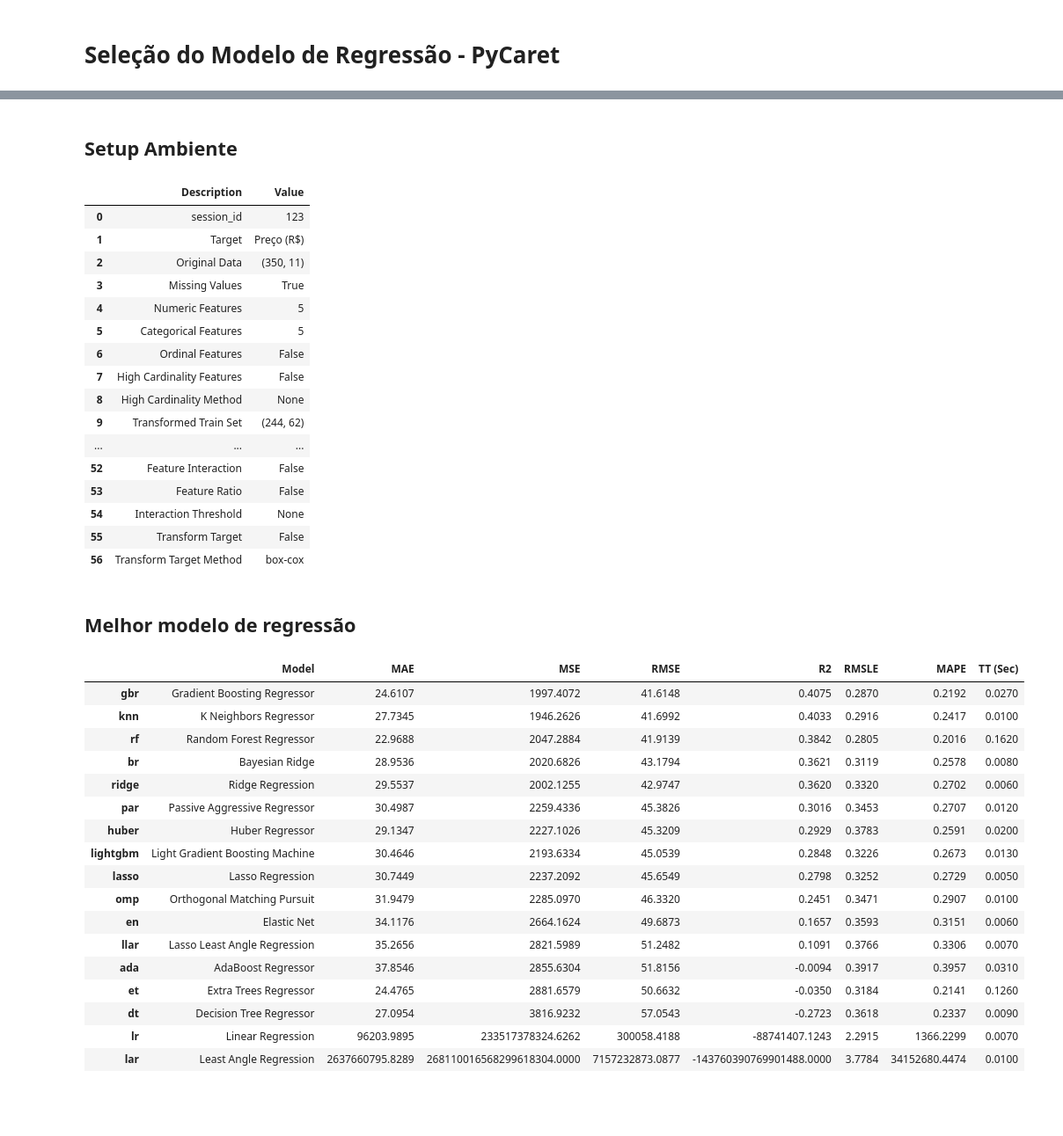
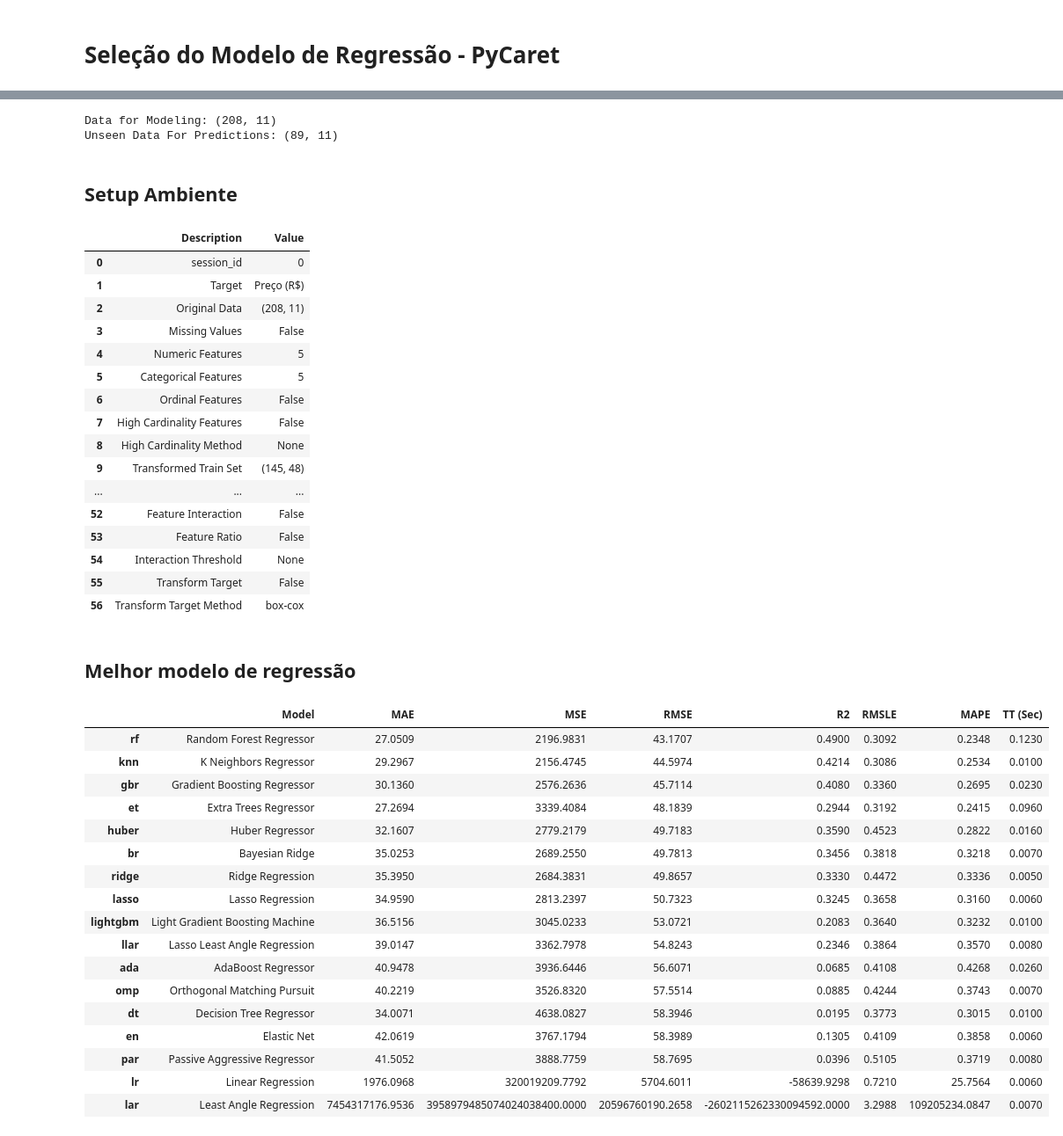
Before and after one commit to Lahiry/Webnb, a Jupyter notebook: Webnb_pycaret.ipynb, the cells around one changed output, grey strips where cells are left out. Shown at 88% size. Drawn from its saved outputs; the diff is of its cells as text; code cells hidden in the pictures; blank space fills up the shorter version.

```diff
--- a/Webnb_pycaret.ipynb
+++ b/Webnb_pycaret.ipynb
@@ -19,23 +19,35 @@ dados.head()
+# %%
+data = dataset.sample(frac=0.7, random_state=786)
+data_unseen = dataset.drop(data.index)
+
+data.reset_index(drop=True, inplace=True)
+data_unseen.reset_index(drop=True, inplace=True)
+
+print('Data for Modeling: ' + str(data.shape))
+print('Unseen Data For Predictions: ' + str(data_unseen.shape))
+# %% [output]
+Data for Modeling: (208, 11)
+Unseen Data For Predictions: (89, 11)
 # %% [markdown]
 ## Setup Ambiente
 # %%
-regression_setup = setup(data = dados,
+regression_setup = setup(data = data,
                          target = 'Preço (R$)',
                          numeric_features=['Avaliação', 'Hóspedes', 'Camas', 'Quartos', 'Banheiros'],
                          categorical_features=['Bairro', 'Imóvel', 'Cozinha', 'Wi-Fi', 'Piscina'],
-                         session_id=123)
+                         session_id=0)
 # %% [output]
 |  | Description | Value |
-| 0 | session_id | 123 |
+| 0 | session_id | 0 |
 | 1 | Target | Preço (R$) |
-| 2 | Original Data | (350, 11) |
-| 3 | Missing Values | True |
+| 2 | Original Data | (208, 11) |
+| 3 | Missing Values | False |
 | 4 | Numeric Features | 5 |
 | 5 | Categorical Features | 5 |
 | 6 | Ordinal Features | False |
 | 7 | High Cardinality Features | False |
 | 8 | High Cardinality Method | None |
-| 9 | Transformed Train Set | (244, 62) |
+| 9 | Transformed Train Set | (145, 48) |
 | ... | ... | ... |
 | 52 | Feature Interaction | False |
 | 53 | Feature Ratio | False |
@@ -45,26 +57,26 @@ regression_setup = setup(data = dados,
 # %% [markdown]
 ## Melhor modelo de regressão
 # %%
-best = compare_models()
+best = compare_models(sort='RMSE')
 # %% [output]
 |  | Model | MAE | MSE | RMSE | R2 | RMSLE | MAPE | TT (Sec) |
-| gbr | Gradient Boosting Regressor | 24.6107 | 1997.4072 | 41.6148 | 0.4075 | 0.2870 | 0.2192 | 0.0270 |
-| knn | K Neighbors Regressor | 27.7345 | 1946.2626 | 41.6992 | 0.4033 | 0.2916 | 0.2417 | 0.0100 |
-| rf | Random Forest Regressor | 22.9688 | 2047.2884 | 41.9139 | 0.3842 | 0.2805 | 0.2016 | 0.1620 |
-| br | Bayesian Ridge | 28.9536 | 2020.6826 | 43.1794 | 0.3621 | 0.3119 | 0.2578 | 0.0080 |
-| ridge | Ridge Regression | 29.5537 | 2002.1255 | 42.9747 | 0.3620 | 0.3320 | 0.2702 | 0.0060 |
-| par | Passive Aggressive Regressor | 30.4987 | 2259.4336 | 45.3826 | 0.3016 | 0.3453 | 0.2707 | 0.0120 |
-| huber | Huber Regressor | 29.1347 | 2227.1026 | 45.3209 | 0.2929 | 0.3783 | 0.2591 | 0.0200 |
-| lightgbm | Light Gradient Boosting Machine | 30.4646 | 2193.6334 | 45.0539 | 0.2848 | 0.3226 | 0.2673 | 0.0130 |
-| lasso | Lasso Regression | 30.7449 | 2237.2092 | 45.6549 | 0.2798 | 0.3252 | 0.2729 | 0.0050 |
-| omp | Orthogonal Matching Pursuit | 31.9479 | 2285.0970 | 46.3320 | 0.2451 | 0.3471 | 0.2907 | 0.0100 |
-| en | Elastic Net | 34.1176 | 2664.1624 | 49.6873 | 0.1657 | 0.3593 | 0.3151 | 0.0060 |
-| llar | Lasso Least Angle Regression | 35.2656 | 2821.5989 | 51.2482 | 0.1091 | 0.3766 | 0.3306 | 0.0070 |
-| ada | AdaBoost Regressor | 37.8546 | 2855.6304 | 51.8156 | -0.0094 | 0.3917 | 0.3957 | 0.0310 |
-| et | Extra Trees Regressor | 24.4765 | 2881.6579 | 50.6632 | -0.0350 | 0.3184 | 0.2141 | 0.1260 |
-| dt | Decision Tree Regressor | 27.0954 | 3816.9232 | 57.0543 | -0.2723 | 0.3618 | 0.2337 | 0.0090 |
-| lr | Linear Regression | 96203.9895 | 233517378324.6262 | 300058.4188 | -88741407.1243 | 2.2915 | 1366.2299 | 0.0070 |
-| lar | Least Angle Regression | 2637660795.8289 | 268110016568299618304.0000 | 7157232873.0877 | -143760390769901488.0000 | 3.7784 | 34152680.4474 | 0.0100 |
+| rf | Random Forest Regressor | 27.0509 | 2196.9831 | 43.1707 | 0.4900 | 0.3092 | 0.2348 | 0.1230 |
+| knn | K Neighbors Regressor | 29.2967 | 2156.4745 | 44.5974 | 0.4214 | 0.3086 | 0.2534 | 0.0100 |
+| gbr | Gradient Boosting Regressor | 30.1360 | 2576.2636 | 45.7114 | 0.4080 | 0.3360 | 0.2695 | 0.0230 |
+| et | Extra Trees Regressor | 27.2694 | 3339.4084 | 48.1839 | 0.2944 | 0.3192 | 0.2415 | 0.0960 |
+| huber | Huber Regressor | 32.1607 | 2779.2179 | 49.7183 | 0.3590 | 0.4523 | 0.2822 | 0.0160 |
+| br | Bayesian Ridge | 35.0253 | 2689.2550 | 49.7813 | 0.3456 | 0.3818 | 0.3218 | 0.0070 |
+| ridge | Ridge Regression | 35.3950 | 2684.3831 | 49.8657 | 0.3330 | 0.4472 | 0.3336 | 0.0050 |
+| lasso | Lasso Regression | 34.9590 | 2813.2397 | 50.7323 | 0.3245 | 0.3658 | 0.3160 | 0.0060 |
+| lightgbm | Light Gradient Boosting Machine | 36.5156 | 3045.0233 | 53.0721 | 0.2083 | 0.3640 | 0.3232 | 0.0100 |
+| llar | Lasso Least Angle Regression | 39.0147 | 3362.7978 | 54.8243 | 0.2346 | 0.3864 | 0.3570 | 0.0080 |
+| ada | AdaBoost Regressor | 40.9478 | 3936.6446 | 56.6071 | 0.0685 | 0.4108 | 0.4268 | 0.0260 |
+| omp | Orthogonal Matching Pursuit | 40.2219 | 3526.8320 | 57.5514 | 0.0885 | 0.4244 | 0.3743 | 0.0070 |
+| dt | Decision Tree Regressor | 34.0071 | 4638.0827 | 58.3946 | 0.0195 | 0.3773 | 0.3015 | 0.0100 |
+| en | Elastic Net | 42.0619 | 3767.1794 | 58.3989 | 0.1305 | 0.4109 | 0.3858 | 0.0060 |
+| par | Passive Aggressive Regressor | 41.5052 | 3888.7759 | 58.7695 | 0.0396 | 0.5105 | 0.3719 | 0.0080 |
+| lr | Linear Regression | 1976.0968 | 320019209.7792 | 5704.6011 | -58639.9298 | 0.7210 | 25.7564 | 0.0060 |
+| lar | Least Angle Regression | 7454317176.9536 | 3958979485074024038400.0000 | 20596760190.2658 | -2602115262330094592.0000 | 3.2988 | 109205234.0847 | 0.0070 |
 # %%
 best
 # %% [output]
```
Also changed, not shown: parts of 4 cells of this notebook, 1 other file.
